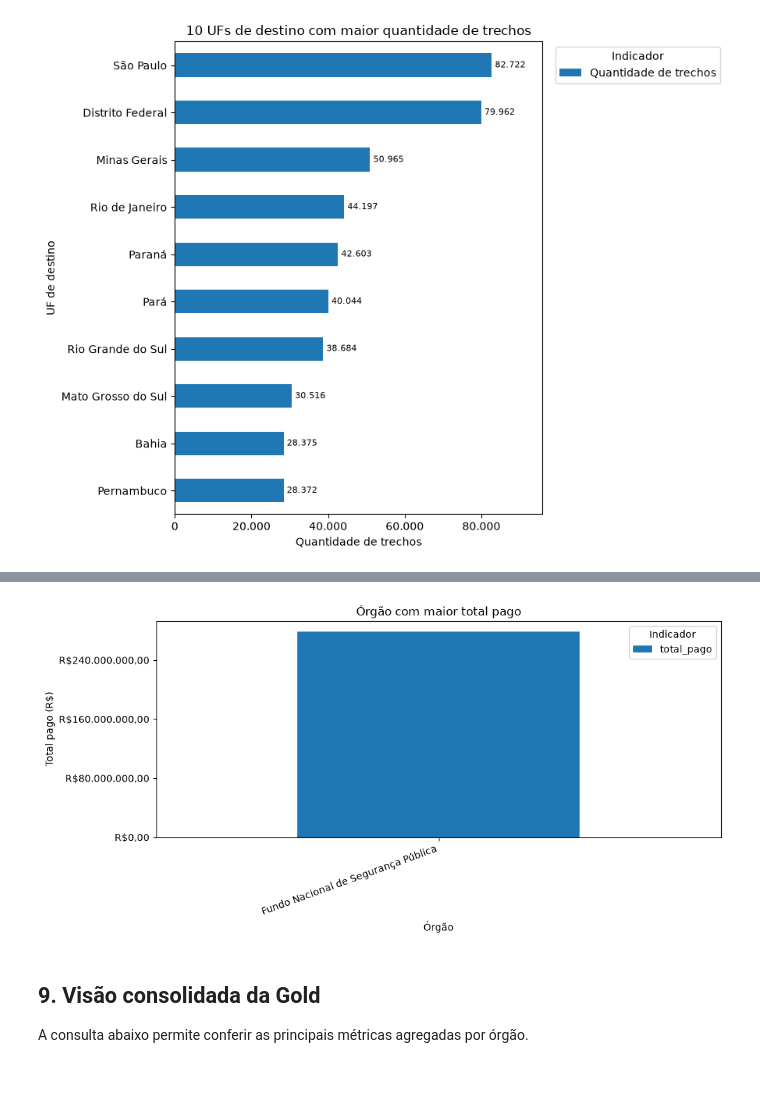
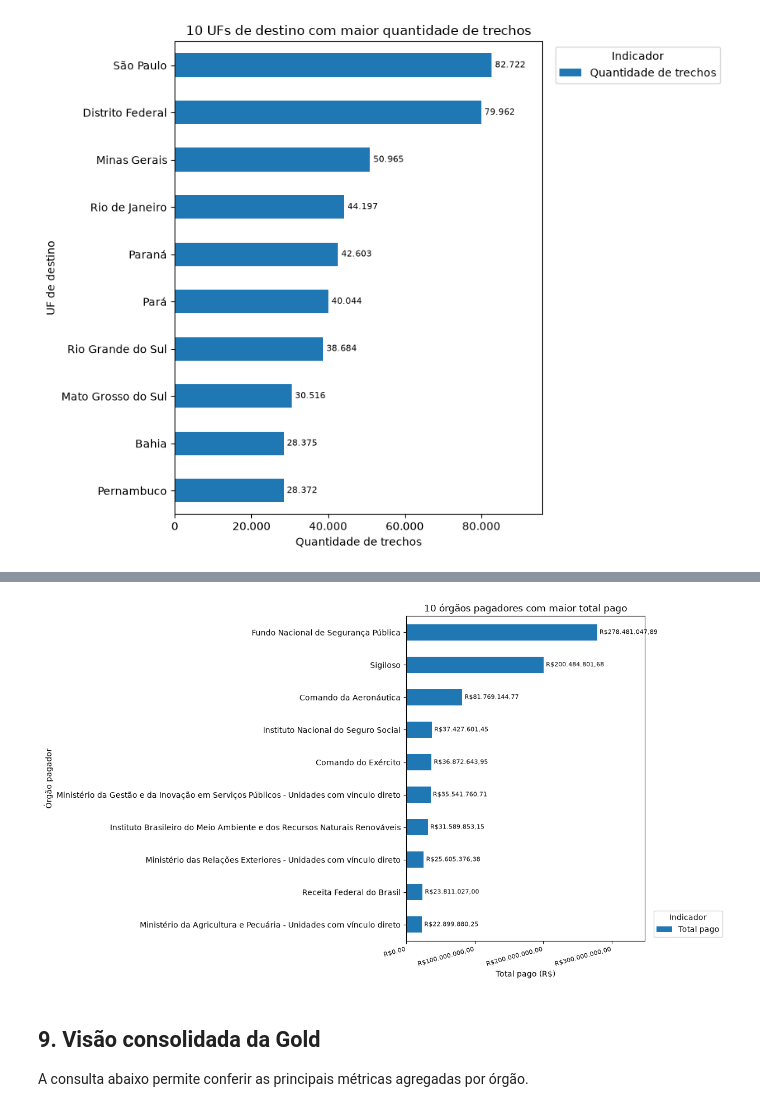
Before and after one commit to jdbmartins/projeto-analise-dados-python-postgresql, a Jupyter notebook: 3_analise.ipynb, the cells around one changed output, grey strips where cells are left out. Drawn from its saved outputs; the diff is of its cells as text; code cells hidden in the pictures; blank space fills up the shorter version.

Commit message:
Mostra os dez órgãos pagadores no gráfico

```diff
--- a/3_analise.ipynb
+++ b/3_analise.ipynb
@@ -449,16 +458,30 @@ df_q7.assign(total_pago=df_q7["total_pago"].map(formatar_brl))
 # %%
-ax = df_q7.plot.bar(x="orgao", y="total_pago", legend=True, figsize=(10, 5))
-ax.set_title("Órgão com maior total pago")
-ax.legend(title="Indicador")
-ax.set_xlabel("Órgão")
-ax.set_ylabel("Total pago (R$)")
-ax.yaxis.set_major_formatter(FuncFormatter(formatar_eixo_brl))
-ax.yaxis.set_major_locator(MaxNLocator(nbins=4))
-plt.xticks(rotation=20, ha="right")
-plt.tight_layout()
+ax = df_q7.plot.barh(
+    x="orgao",
+    y="total_pago",
+    label="Total pago",
+    figsize=(15, 7),
+)
+ax.invert_yaxis()
+ax.set_title("10 órgãos pagadores com maior total pago")
+ax.legend(title="Indicador", loc="lower left", bbox_to_anchor=(1.02, 0))
+ax.set_xlabel("Total pago (R$)")
+ax.set_ylabel("Órgão pagador")
+ax.xaxis.set_major_formatter(FuncFormatter(formatar_eixo_brl))
+ax.xaxis.set_major_locator(MaxNLocator(nbins=4))
+ax.tick_params(axis="x", labelsize=8)
+ax.margins(x=0.25)
+ax.bar_label(
+    ax.containers[0],
+    labels=[formatar_brl(valor) for valor in df_q7["total_pago"]],
+    padding=3,
+    fontsize=8,
+)
+plt.xticks(rotation=15, ha="right")
+plt.tight_layout(rect=(0, 0, 0.84, 1))
 plt.show()
 # %% [output]
-[figure, old version]
+[figure, new version]
 # %% [markdown]
 ## 9. Visão consolidada da Gold
 
```
Also changed, not shown: parts of 2 cells of this notebook.
